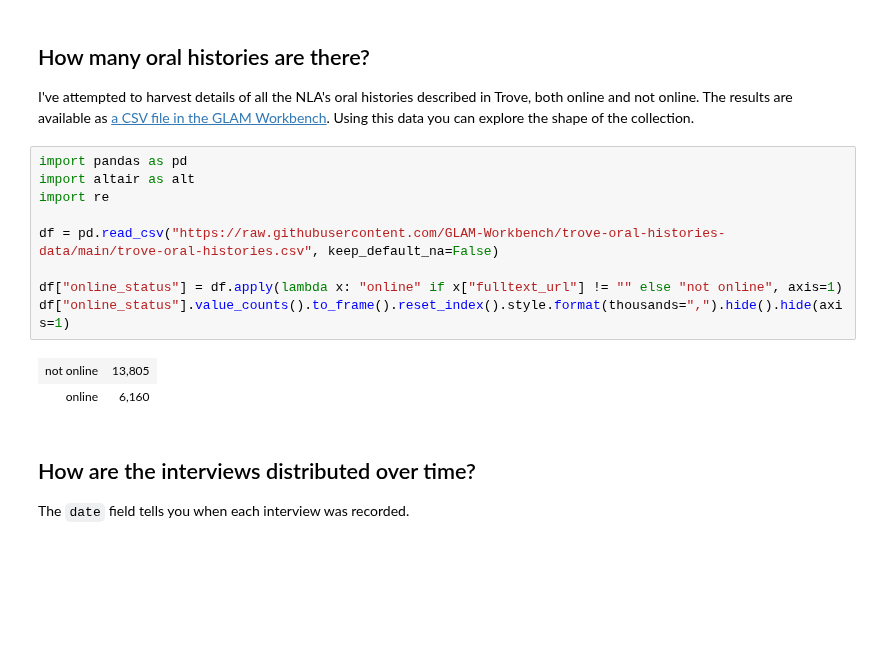
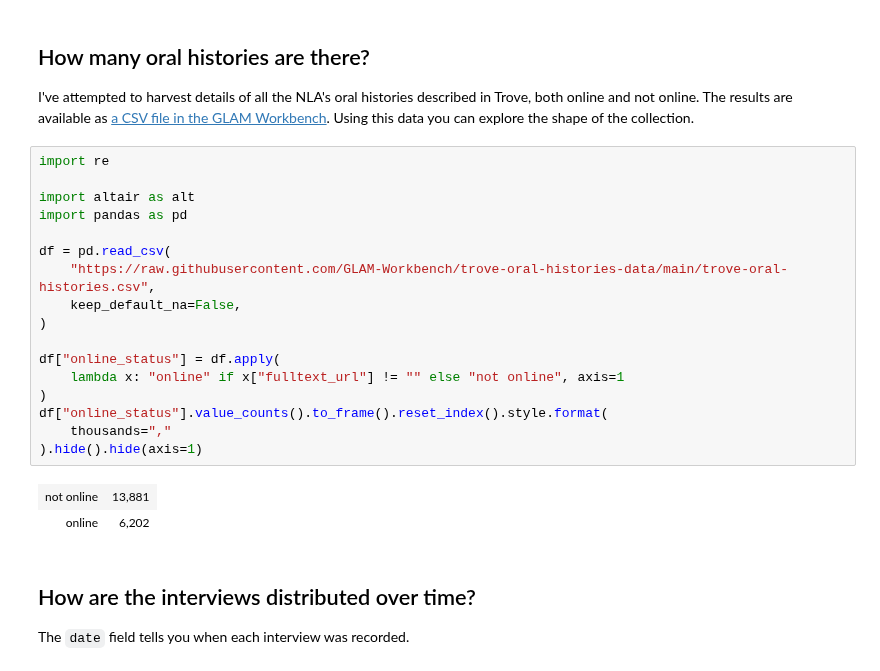
Before and after one commit to wragge/trove-data-guide, a Jupyter notebook: other-digitised-resources/oral-histories/overview.ipynb, the cells around one changed output. Saved outputs shown, nothing was run; the diff lists cells and outputs as text; blank space fills up the shorter version.

```diff
--- a/other-digitised-resources/oral-histories/overview.ipynb
+++ b/other-digitised-resources/oral-histories/overview.ipynb
@@ -42,17 +42,25 @@ from myst_nb import glue
 
 I've attempted to harvest details of all the NLA's oral histories described in Trove, both online and not online. The results are available as [a CSV file in the GLAM Workbench](https://glam-workbench.net/trove-music/trove-oral-histories/). Using this data you can explore the shape of the collection.
 # %%
-import pandas as pd
-import altair as alt
 import re
 
-df = pd.read_csv("https://raw.githubusercontent.com/GLAM-Workbench/trove-oral-histories-data/main/trove-oral-histories.csv", keep_default_na=False)
+import altair as alt
+import pandas as pd
 
-df["online_status"] = df.apply(lambda x: "online" if x["fulltext_url"] != "" else "not online", axis=1)
-df["online_status"].value_counts().to_frame().reset_index().style.format(thousands=",").hide().hide(axis=1)
+df = pd.read_csv(
+    "https://raw.githubusercontent.com/GLAM-Workbench/trove-oral-histories-data/main/trove-oral-histories.csv",
+    keep_default_na=False,
+)
+
+df["online_status"] = df.apply(
+    lambda x: "online" if x["fulltext_url"] != "" else "not online", axis=1
+)
+df["online_status"].value_counts().to_frame().reset_index().style.format(
+    thousands=","
+).hide().hide(axis=1)
 # %% [output]
-| not online | 13,805 |
-| online | 6,160 |
+| not online | 13,881 |
+| online | 6,202 |
 # %% [markdown]
 ## How are the interviews distributed over time?
 
```
Also changed, not shown: parts of 10 cells of this notebook, 3 other files.
